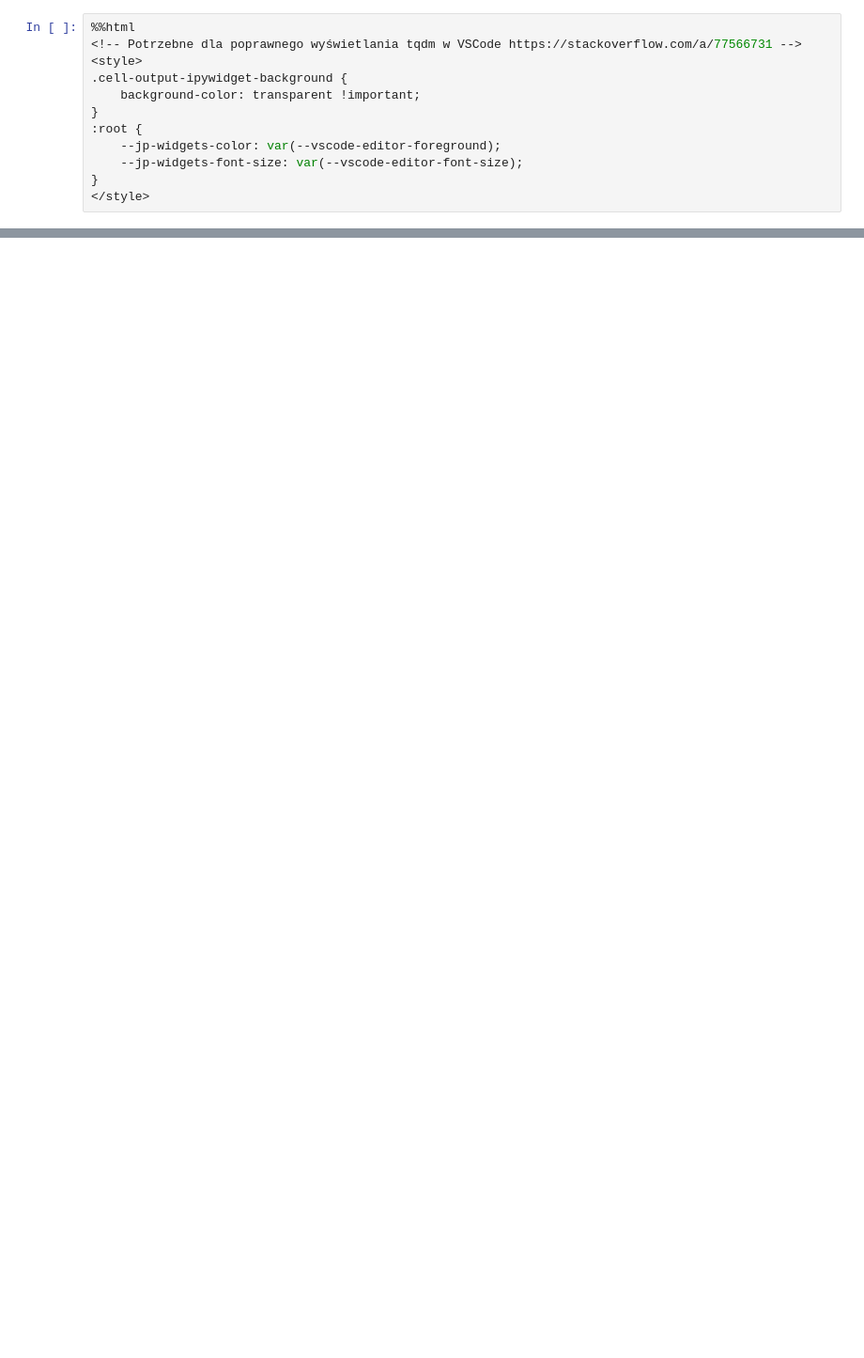
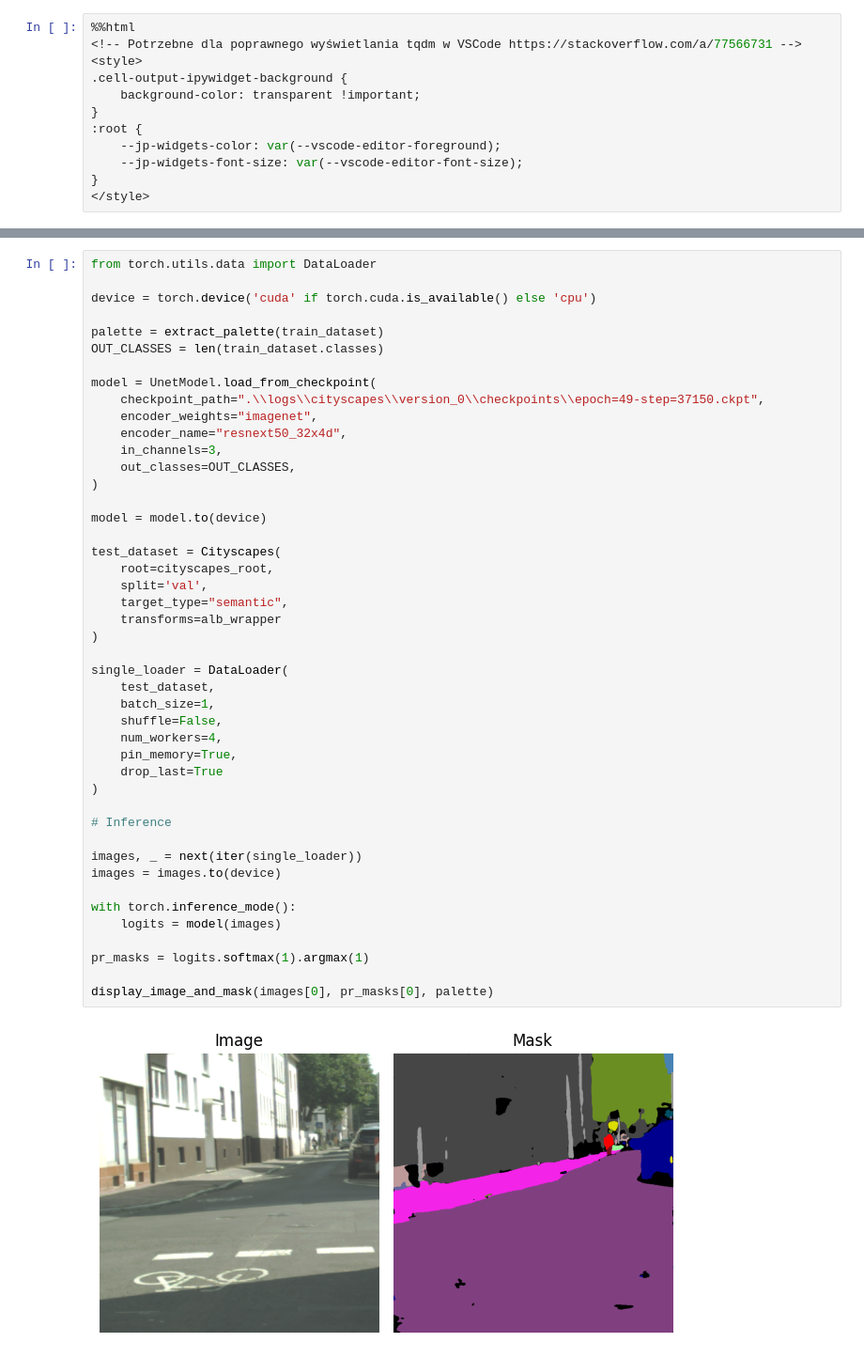
Before and after one commit to prax19/masters-project, a Jupyter notebook: usage_notebook.ipynb, the cells around one changed output, grey strips where cells are left out. Shown at 94% size. Drawn from its saved outputs; the diff is of its cells as text; blank space fills up the shorter version.

```diff
--- a/usage_notebook.ipynb
+++ b/usage_notebook.ipynb
@@ -159,0 +386,47 @@ generate_segmentation_mask_file(
+# %%
+from torch.utils.data import DataLoader
+
+device = torch.device('cuda' if torch.cuda.is_available() else 'cpu')
+
+palette = extract_palette(train_dataset)
+OUT_CLASSES = len(train_dataset.classes)
+
+model = UnetModel.load_from_checkpoint(
+    checkpoint_path=".\\logs\\cityscapes\\version_0\\checkpoints\\epoch=49-step=37150.ckpt",
+    encoder_weights="imagenet",
+    encoder_name="resnext50_32x4d",
+    in_channels=3,
+    out_classes=OUT_CLASSES,
+)
+
+model = model.to(device)
+
+test_dataset = Cityscapes(
+    root=cityscapes_root,
+    split='val',
+    target_type="semantic",
+    transforms=alb_wrapper
+)
+
+single_loader = DataLoader(
+    test_dataset,
+    batch_size=1,
+    shuffle=False,
+    num_workers=4,
+    pin_memory=True,
+    drop_last=True
+)
+
+# Inference
+
+images, _ = next(iter(single_loader))
+images = images.to(device)
+
+with torch.inference_mode():
+    logits = model(images)
+
+pr_masks = logits.softmax(1).argmax(1)
+
+display_image_and_mask(images[0], pr_masks[0], palette)
+# %% [output]
+[figure, added]
```
Also changed, not shown: parts of 15 cells of this notebook, 9 other files.
